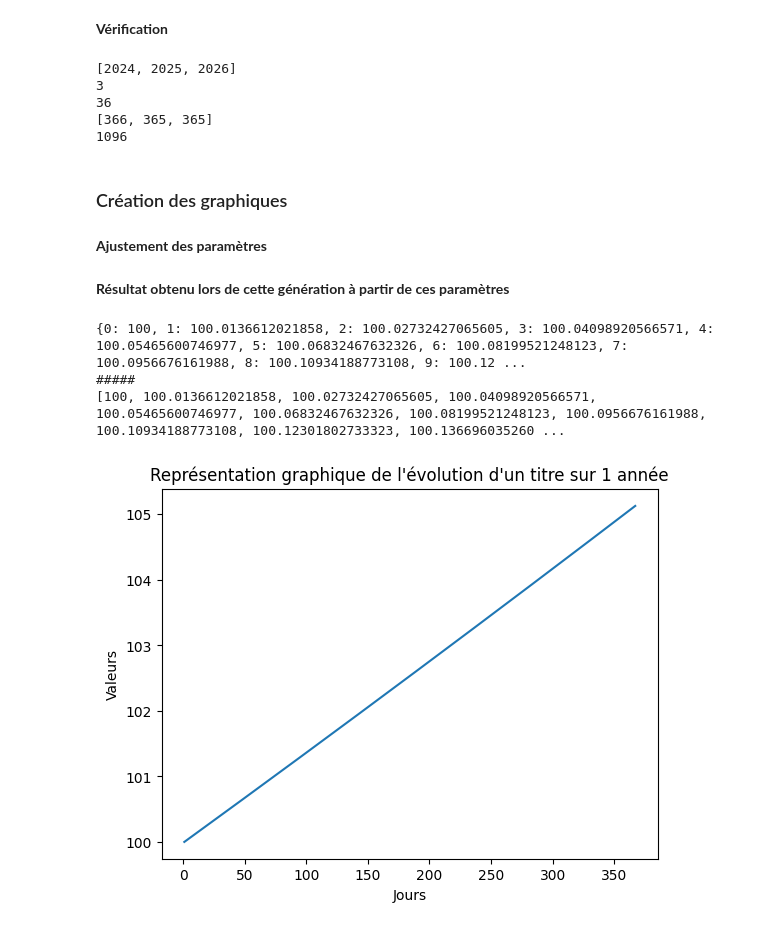
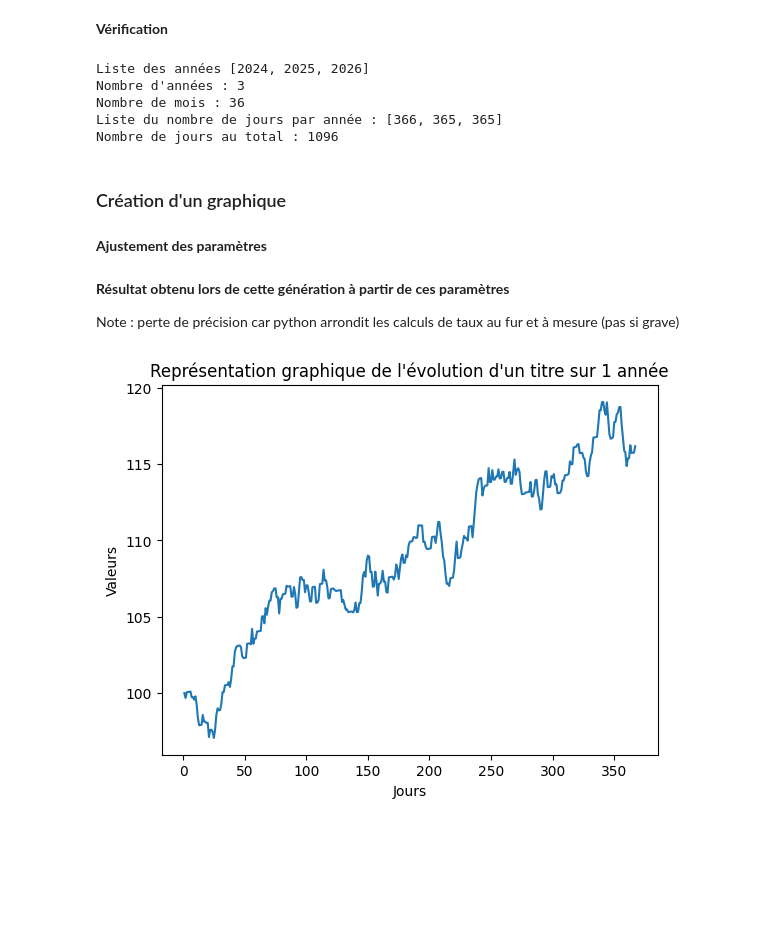
Before and after one commit to pieetie/GraphAlgo, a Jupyter notebook: exemple.ipynb, the cells around one changed output. Saved outputs shown, nothing was run; the diff lists cells and outputs as text; code cells hidden in the pictures; blank space fills up the shorter version.

```diff
--- a/exemple.ipynb
+++ b/exemple.ipynb
@@ -97,0 +148,12 @@ def calcReussite(jour, totjours, fxFaillite, fxReussite, taux, valeur_depart, pr
+# %%
+def tirage(probaNormale, proba_baisse, proba_hausse):
+    """
+    Permet de déterminer par le hasard si une hausse, une diminution
+    ou une distribution normale va s'appliquer
+    """
+    options = ["Baisse", "Normale", "Hausse"]
+    probabilites = [proba_baisse, probaNormale, proba_hausse]
+
+    selection = random.choices(options, weights=probabilites, k=1)[0]
+
+    return selection
@@ -98,15 +244,23 @@ def calcReussite(jour, totjours, fxFaillite, fxReussite, taux, valeur_depart, pr
 # %%
-def calcul(jour, totjours, fxFaillite, fxReussite, taux, valeur_depart, ancienne_valeur, probaNormale, n_annees):
+def calcul(jour, totjours, fxFaillite, fxReussite, taux, valeur_depart, ancienne_valeur, probaNormale, n_annees, historique):
     """
     Fonction de calcul principale
     """
-    rayon = 9999 #j'attribue une valeur pour pouvoir distribuer juste après (10000)
     taux_journee = taux*n_annees / totjours #si tout ce passe bien, au bout d'un an on aura le taux annuel appliqué (si 100% probaNormale)
 
     if probaNormale == 1:
         nouvelle_valeur = ancienne_valeur * (1+taux_journee)
     else:
-        pass
+        proba_baisse, proba_hausse = calcHausseBaisse(valeur_depart, ancienne_valeur, historique, probaNormale)
+        choix = tirage(probaNormale, proba_baisse, proba_hausse)
+        #print(choix)
+
+        if choix == "Baisse":
+            nouvelle_valeur = baisse(ancienne_valeur)
+        elif choix == "Hausse":
+            nouvelle_valeur = hausse(ancienne_valeur)
+        else:
+            nouvelle_valeur = ancienne_valeur * (1+taux_journee)
 
     return nouvelle_valeur
 # %% [markdown]
@@ -124,19 +278,19 @@ annees, n_annees, n_mois, jours_ans, n_jours = logiqueAnnee(start_annee, fin_ann
 # %% [markdown]
 **Vérification**
 # %%
-print(annees)
-print(n_annees)
-print(n_mois)
-print(jours_ans)
-print(n_jours)
+print(f"Liste des années {annees}")
+print(f"Nombre d'années : {n_annees}")
+print(f"Nombre de mois : {n_mois}")
+print(f"Liste du nombre de jours par année : {jours_ans}")
+print(f"Nombre de jours au total : {n_jours}")
 # %% [output]
-[2024, 2025, 2026]
-3
-36
-[366, 365, 365]
-1096
+Liste des années [2024, 2025, 2026]
+Nombre d'années : 3
+Nombre de mois : 36
+Liste du nombre de jours par année : [366, 365, 365]
+Nombre de jours au total : 1096
 # %% [markdown]
-### Création des graphiques
+### Création d'un graphique
 # %% [markdown]
 **Ajustement des paramètres**
 # %%
@@ -147,43 +301,42 @@ valeur_depart = 100
 f_reussite = 1
 f_faillite = 1
 taux = 0.05
-probaNormale = 1
+probaNormale = 0.40
 # %% [markdown]
 **Résultat obtenu lors de cette génération à partir de ces paramètres**
+
+Note : perte de précision car python arrondit les calculs de taux au fur et à mesure (pas si grave)
 # %%
 annees, n_annees, n_mois, jours_ans, n_jours = logiqueAnnee(start_annee, fin_annee)
 compteur = 0
 valeurs.append(valeur_depart)
 
 historique = {}
 historique[0]= valeur_depart
 
 for i in range(1,n_jours+1):
     if compteur == 0:
         ancienne_valeur = valeur_depart
-        valeurs.append(calcul(i, n_jours, f_faillite, f_reussite, taux, valeur_depart, ancienne_valeur, probaNormale, n_annees))
+        valeurs.append(calcul(i, n_jours, f_faillite, f_reussite, taux, valeur_depart, ancienne_valeur, probaNormale, n_annees, historique))
         historique[i]= valeurs[i]
     else:
         ancienne_valeur = valeurs[i-1]
-        valeurs.append(calcul(i, n_jours, f_faillite, f_reussite, taux, valeur_depart, ancienne_valeur, probaNormale, n_annees))
+        valeurs.append(calcul(i, n_jours, f_faillite, f_reussite, taux, valeur_depart, ancienne_valeur, probaNormale, n_annees, historique))
         historique[i]= valeurs[i]
-    compteur =+ 1
+    compteur += 1
 
-print(historique)
-print("#####")
-print(valeurs)
+#print(historique)
+#print("#####")
+#print(valeurs)
 #en gros x représente les jours alors que y représente les valeurs boursières
 x = range(1,n_jours+1+1) #+1 car on prend 0 au départ comme valeur de depart
 y = valeurs
 
 plt.plot(x, y)
 plt.title("Représentation graphique de l'évolution d'un titre sur 1 année")
 plt.xlabel("Jours")
 plt.ylabel("Valeurs")
 
 plt.show()
 # %% [output]
-{0: 100, 1: 100.0136612021858, 2: 100.02732427065605, 3: 100.04098920566571, 4: 100.05465600746977, 5: 100.06832467632326, 6: 100.08199521248123, 7: 100.0956676161988, 8: 100.10934188773108, 9: 100.12 ...
-#####
-[100, 100.0136612021858, 100.02732427065605, 100.04098920566571, 100.05465600746977, 100.06832467632326, 100.08199521248123, 100.0956676161988, 100.10934188773108, 100.12301802733323, 100.136696035260 ...
-[figure, old version]
+[figure, new version]
```
Also changed, not shown: parts of 7 cells of this notebook.
